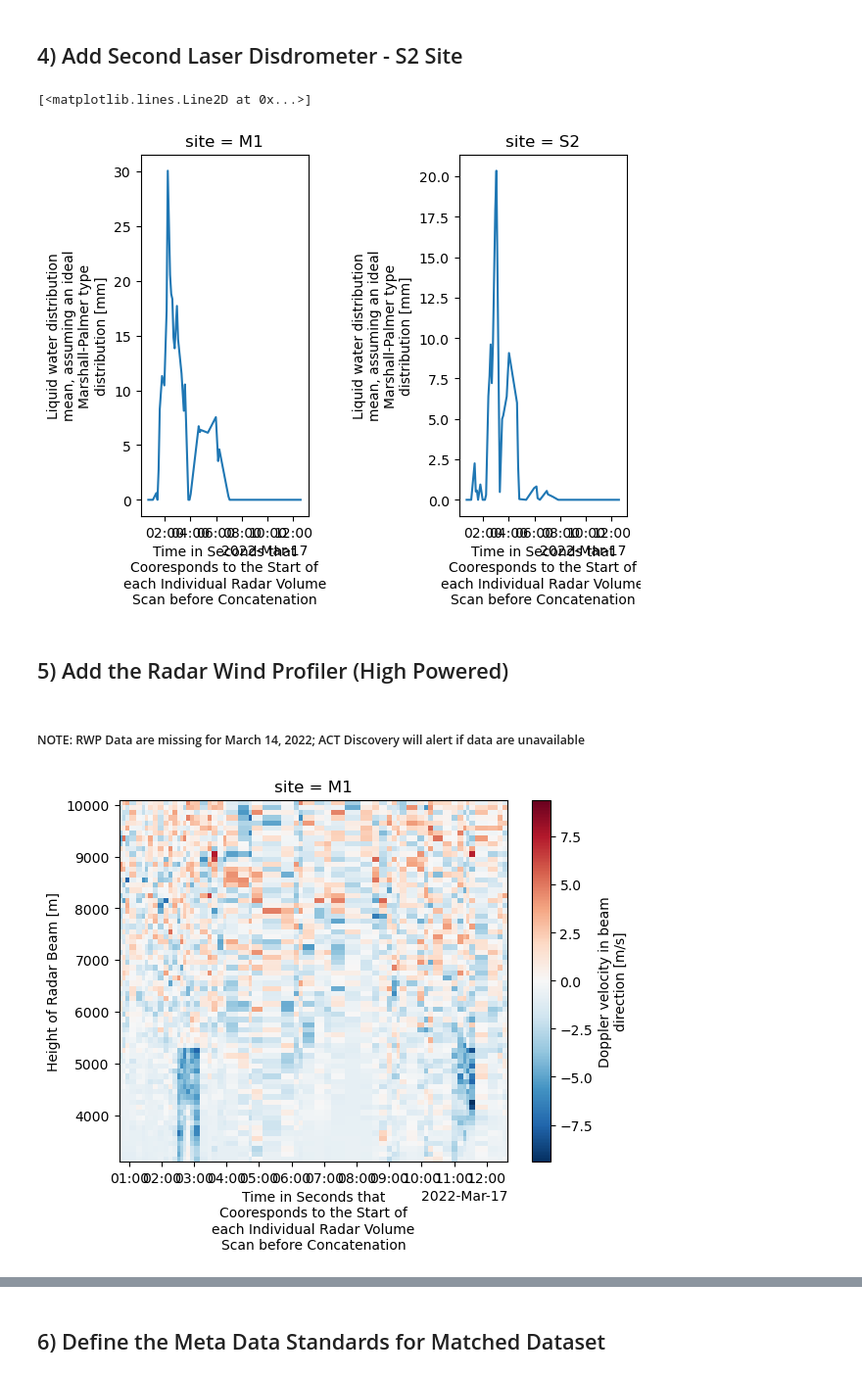
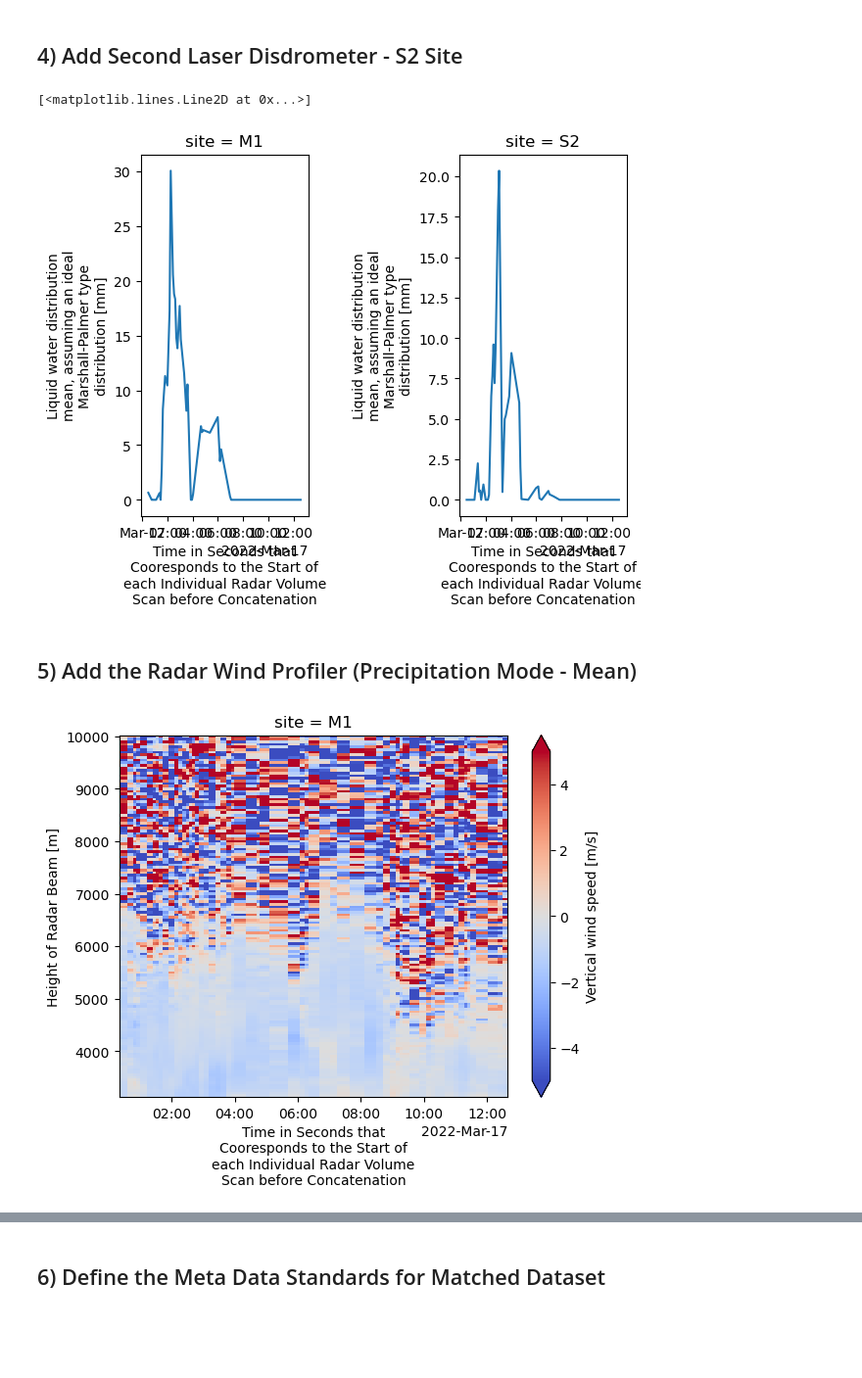
Before and after one commit to jrobrien91/sail-xprecip-radar, a Jupyter notebook: notebooks/VAP/matched_dataset_march_14_2022.ipynb, the cells around one changed output, grey strips where cells are left out. Shown at 98% size. Drawn from its saved outputs; the diff is of its cells as text; code cells hidden in the pictures; blank space fills up the shorter version.

```diff
--- a/notebooks/VAP/matched_dataset_march_14_2022.ipynb
+++ b/notebooks/VAP/matched_dataset_march_14_2022.ipynb
@@ -158,7 +158,8 @@ def subset_points(file, **kwargs):
             # Make sure we are interpolating from the radar's location above sea level
             # NOTE: interpolating throughout Troposphere to match sonde to in the future
             #da = pyart.util.columnsect.get_field_location(radar, lat, lon).interp(height=np.arange(np.round(radar.altitude['data'][0]), 10100, 100))
-            da = pyart.util.columnsect.column_vertical_profile(radar, lat, lon).interp(height=np.arange(np.round(radar.altitude['data'][0]), 10100, 100))
+            #da = pyart.util.columnsect.column_vertical_profile(radar, lat, lon).interp(height=np.arange(np.round(radar.altitude['data'][0]), 10100, 100))
+            da = pyart.util.columnsect.column_vertical_profile(radar, lat, lon).interp(height=np.arange(3150, 10050, 50))
             # Add the latitude and longitude of the extracted column
             da["latitude"], da["longitude"] = lat, lon
             # Time is based off the start of the radar volume
@@ -209,7 +210,8 @@ def match_datasets_act(column, ground, site, discard, resample='sum', DataSet=Fa
 
     resample : str
         Mathematical operational for resampling ground instrumentation to the radar time.
-        Default is to sum the data across the resampling period. Checks for mean.
+        Default is to sum the data across the resampling period. Checks for 'mean' or
+        to 'skip' altogether.
 
     DataSet : boolean
         Boolean flag to determine if ground input is an Xarray Dataset.
@@ -229,6 +231,10 @@ def match_datasets_act(column, ground, site, discard, resample='sum', DataSet=Fa
         grd_ds = act.io.read_arm_netcdf(ground, cleanup_qc=True, drop_variables=discard)
         # Default are Lazy Arrays; convert for matching with column
         grd_ds = grd_ds.compute()
+        # Check to see if file is the RWP,
+        if 'rwp' in ground[0].split('/')[-1]:
+            # adjust the RWP heights above ground level
+            grd_ds['height'] = grd_ds.height.data + grd_ds.alt.data
 
     # Remove Base_Time before Resampling Data since you can't force 1 datapoint to 5 min sum
     if 'base_time' in grd_ds.data_vars:
@@ -237,12 +243,7 @@ def match_datasets_act(column, ground, site, discard, resample='sum', DataSet=Fa
     # Check to see if height is a dimension within the ground instrumentation.
     # If so, first interpolate heights to match radar, before interpolating time.
     if 'height' in grd_ds.dims:
-        grd_ds = grd_ds.interp(height=np.arange(column['height'].data[0], 10100, 100), method='linear')
-
-    # Check to see if ground instrumentation is the RWP, as it has conflicting variable names
-    # with the CMAC2.0 extracted radar columns
-    if 'signal_to_noise_ratio' in grd_ds.data_vars:
-        grd_ds = grd_ds.rename_vars(signal_to_noise_ratio='rwp_signal_to_noise_ratio')
+        grd_ds = grd_ds.interp(height=np.arange(3150, 10050, 50), method='linear')
 
     # Resample the ground data to 5 min and interpolate to the CSU X-Band time.
     # Keep data variable attributes to help distingish between instruments/locations
@@ -250,6 +251,8 @@ def match_datasets_act(column, ground, site, discard, resample='sum', DataSet=Fa
         matched = grd_ds.resample(time='5Min',
                                   closed='right').mean(keep_attrs=True).interp(time=column.time,
                                                                                method='linear')
+    elif resample.split('=')[-1] == 'skip':
+        matched = grd_ds.interp(time=column.time, method='linear')
     else:
         matched = grd_ds.resample(time='5Min',
                                   closed='right').sum(keep_attrs=True).interp(time=column.time,
@@ -264,6 +267,8 @@ def match_datasets_act(column, ground, site, discard, resample='sum', DataSet=Fa
         del matched['lat']
     if 'lon' in matched.data_vars:
         del matched['lon']
+    if 'alt' in matched.data_vars:
+        del matched['alt']
 
     # Update the individual Variables to Hold Global Attributes
     # global attributes will be lost on merging into the matched dataset.
@@ -416,10 +414,11 @@ discard_var = {'LD' : ['base_time', 'time_offset', 'equivalent_radar_reflectivit
                         'qc_wdir_vec_mean', 'qc_pwd_mean_vis_1min', 'qc_pwd_mean_vis_10min', 'qc_pwd_pw_code_inst',
                         'qc_pwd_pw_code_15min', 'qc_pwd_pw_code_1hr', 'qc_pwd_precip_rate_mean_1min',
                         'qc_pwd_cumul_rain', 'qc_pwd_cumul_snow', 'qc_org_precip_rate_mean', 'qc_tbrg_precip_total',
-                        'qc_tbrg_precip_total_corr', 'qc_logger_volt', 'qc_logger_temp', 'qc_atmos_pressure'
+                        'qc_tbrg_precip_total_corr', 'qc_logger_volt', 'qc_logger_temp', 'qc_atmos_pressure',
+                        'pwd_pw_code_inst', 'pwd_pw_code_15min', 'pwd_pw_code_1hr',
                        ],
-               'RWP' : ['base_time', 'time_offset', 'time_bounds', 'height_bounds',
-                        'lat', 'lon', 'alt'
+               'RWP' : ['base_time', 'time_offset', 'time_bounds', 'height_bounds', 'vertical_wind_speed_count',
+                        'vertical_wind_speed_quality_flag', 'lat', 'lon'
                        ]
               }
 # %% [markdown]
@@ -485,22 +484,18 @@ ds.liquid_water_distribution_mean.sel(site='M1').plot(ax=axarr[0])
 ds.liquid_water_distribution_mean.sel(site='S2').plot(ax=axarr[1])
 # %% [output]
 [<matplotlib.lines.Line2D at 0x...>]
-[figure, old version]
+[figure, new version]
 # %% [markdown]
-## 5) Add the Radar Wind Profiler (High Powered)
+## 5) Add the Radar Wind Profiler (Precipitation Mode - Mean)
-# %% [markdown]
-##### NOTE: RWP Data are missing for March 14, 2022; ACT Discovery will alert if data are unavailable
 # %%
 # Define the file path
-nrwp = sorted(glob.glob(INSITU_DIR + '*guc915rwpprecipmomenthighM1.a0.' + DATE.replace('-', '') + '*'))
+nrwp = sorted(glob.glob(INSITU_DIR + '*guc915rwpprecipmeanlowM1.a1.' + DATE.replace('-', '') + '*'))
 if len(nrwp) > 0:
-    # Define the site location based on the filename
-    rwp_site = nrwp[0].split('guc915rwpprecipmomenthigh')[-1].split('.')[0]
 
     # Call Match Datasets ACT
-    ds = match_datasets_act(ds, nrwp[0], rwp_site, resample='mean', discard=discard_var['RWP'])
+    ds = match_datasets_act(ds, nrwp, 'M1', resample='skip', discard=discard_var['RWP'])
 
     # Check to make sure the RWP datastream merged in correctly
-    ds.sel(site='M1').doppler_velocity.plot(x='time')
+    ds.sel(site='M1').vertical_wind_speed.plot(y='height', cmap='coolwarm', vmin=-5, vmax=5)
 # %% [output]
-[figure, old version]
+[figure, new version]
```
Also changed, not shown: parts of 10 cells of this notebook.
